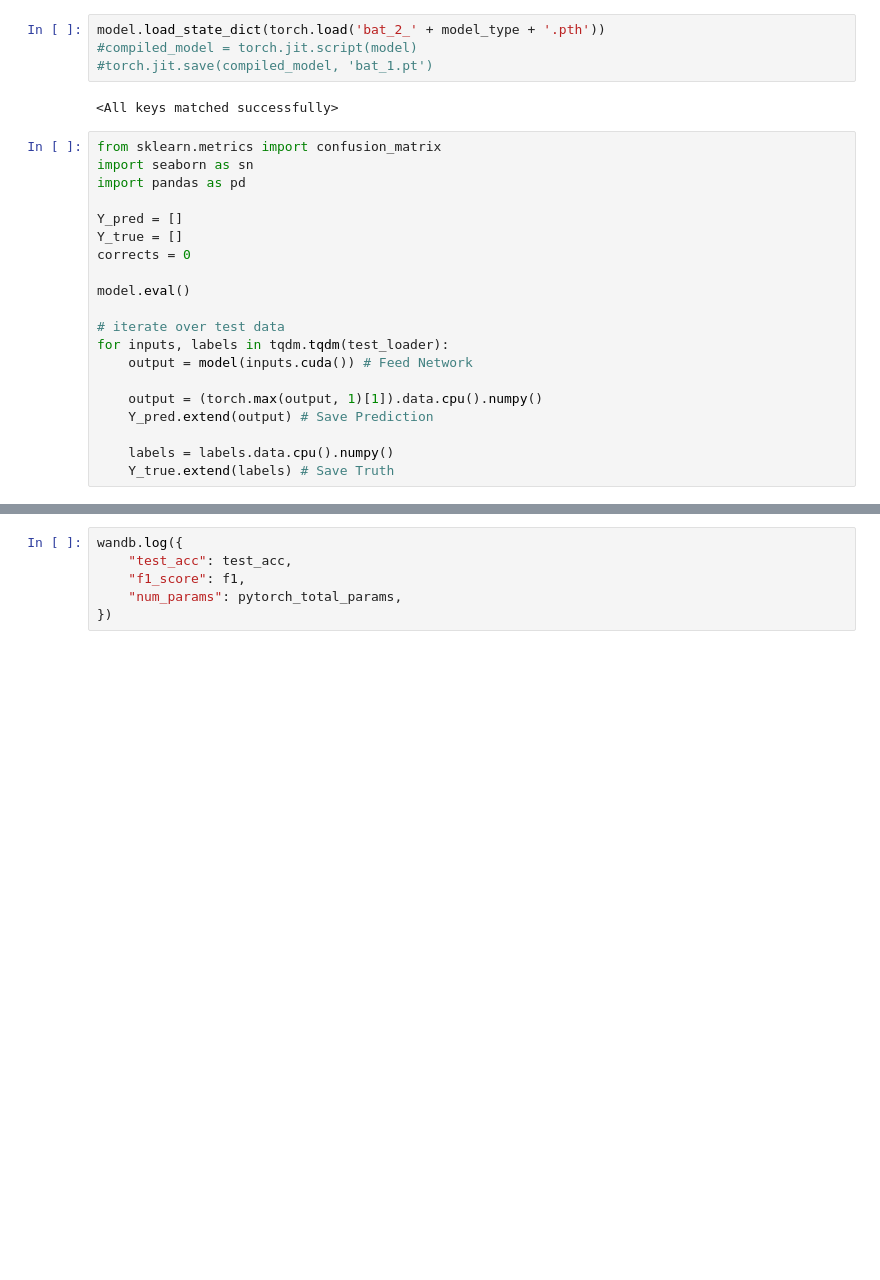
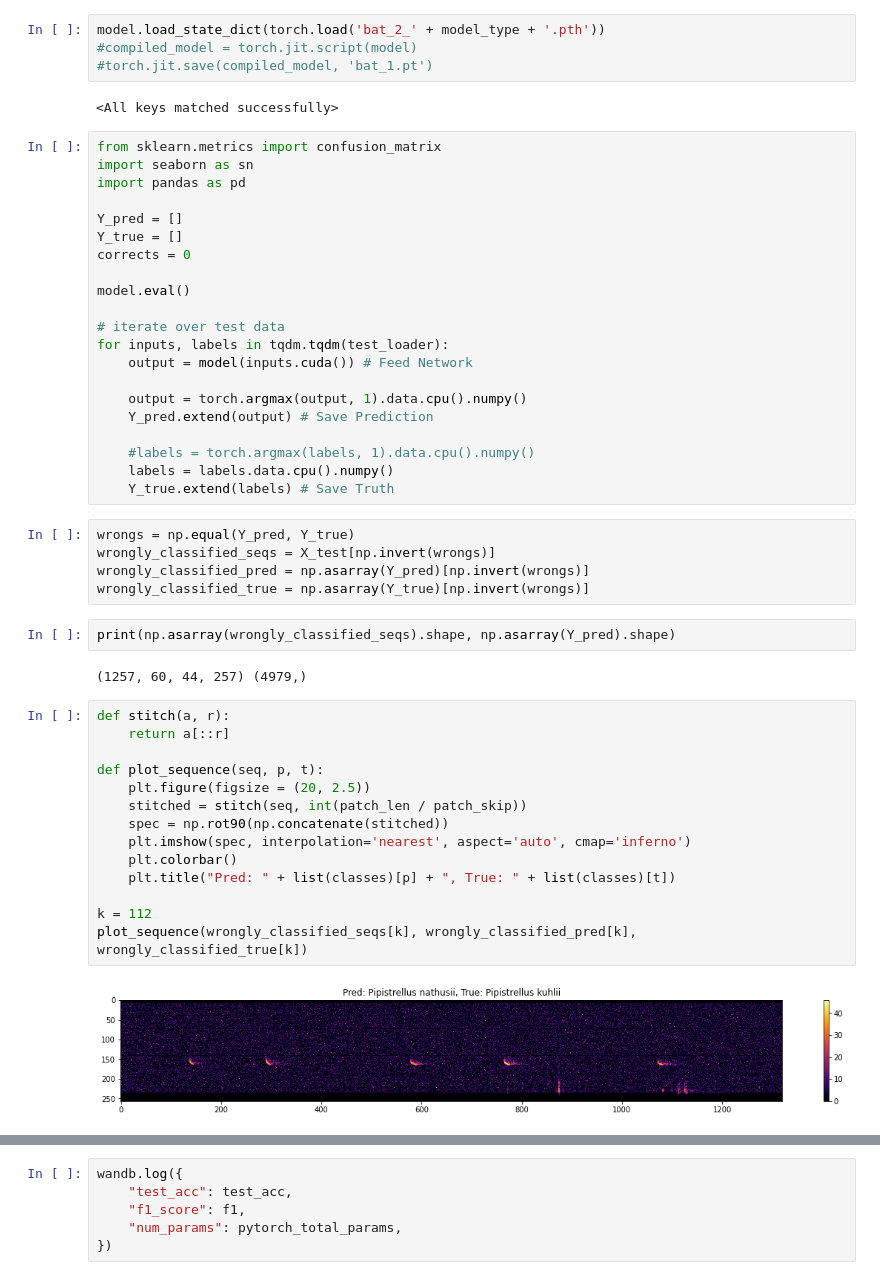
Before and after one commit to FrankFundel/BAT, a Jupyter notebook: models/bat_2/bat_2.ipynb, the cells around one changed output, grey strips where cells are left out. Saved outputs shown, nothing was run; the diff lists cells and outputs as text; blank space fills up the shorter version.

Commit message:
seq test

```diff
--- a/models/bat_2/bat_2.ipynb
+++ b/models/bat_2/bat_2.ipynb
@@ -536,11 +550,37 @@ model.eval()
 for inputs, labels in tqdm.tqdm(test_loader):
     output = model(inputs.cuda()) # Feed Network
 
-    output = (torch.max(output, 1)[1]).data.cpu().numpy()
+    output = torch.argmax(output, 1).data.cpu().numpy()
     Y_pred.extend(output) # Save Prediction
 
+    #labels = torch.argmax(labels, 1).data.cpu().numpy()
     labels = labels.data.cpu().numpy()
     Y_true.extend(labels) # Save Truth
+# %%
+wrongs = np.equal(Y_pred, Y_true)
+wrongly_classified_seqs = X_test[np.invert(wrongs)]
+wrongly_classified_pred = np.asarray(Y_pred)[np.invert(wrongs)]
+wrongly_classified_true = np.asarray(Y_true)[np.invert(wrongs)]
+# %%
+print(np.asarray(wrongly_classified_seqs).shape, np.asarray(Y_pred).shape)
+# %% [output]
+(1257, 60, 44, 257) (4979,)
+# %%
+def stitch(a, r):
+    return a[::r]
+
+def plot_sequence(seq, p, t):
+    plt.figure(figsize = (20, 2.5))
+    stitched = stitch(seq, int(patch_len / patch_skip))
+    spec = np.rot90(np.concatenate(stitched))
+    plt.imshow(spec, interpolation='nearest', aspect='auto', cmap='inferno')
+    plt.colorbar()
+    plt.title("Pred: " + list(classes)[p] + ", True: " + list(classes)[t])
+
+k = 112
+plot_sequence(wrongly_classified_seqs[k], wrongly_classified_pred[k], wrongly_classified_true[k])
+# %% [output]
+[figure, added]
 # %%
 # Build confusion matrix
 cf_matrix = confusion_matrix(Y_true, Y_pred)
```
Also changed, not shown: parts of 18 cells of this notebook, 13 other files.
